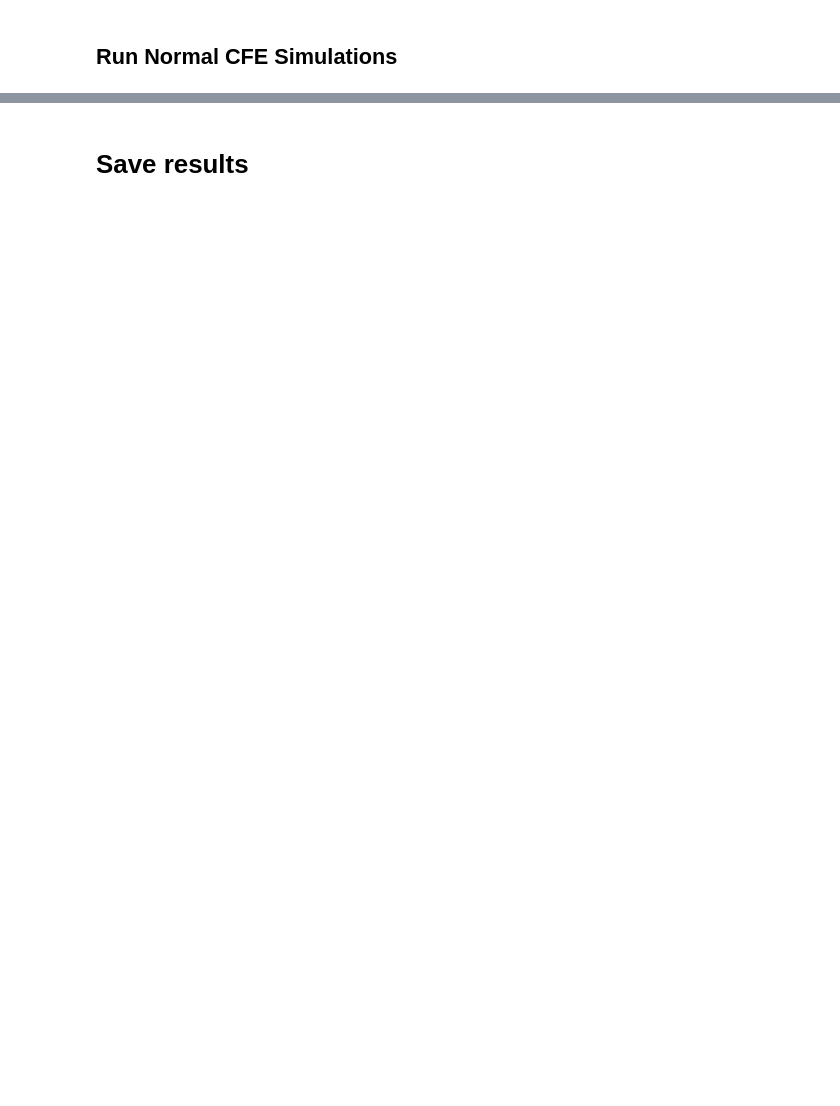
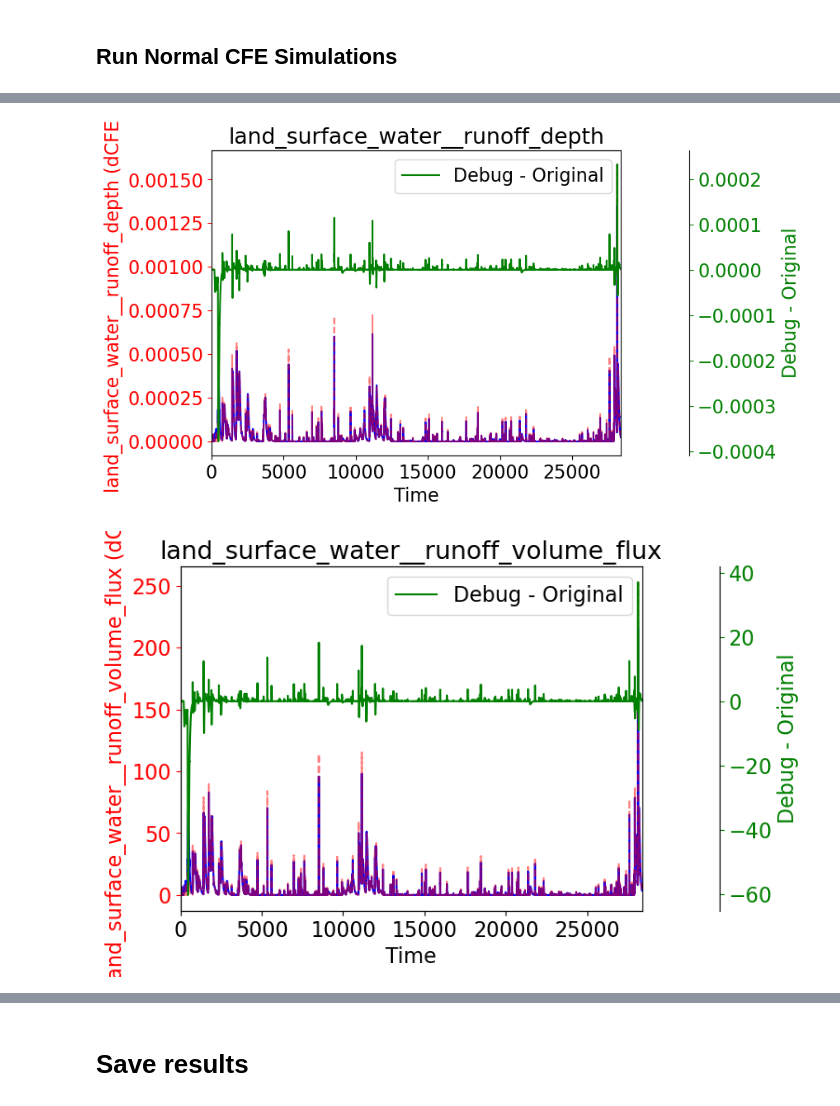
Before and after one commit to RY4GIT/cfe_py_camels, a Jupyter notebook: run_cfe_bmi.ipynb, the cells around one changed output, grey strips where cells are left out. Drawn from its saved outputs; the diff is of its cells as text; code cells hidden in the pictures; blank space fills up the shorter version.

```diff
--- a/run_cfe_bmi.ipynb
+++ b/run_cfe_bmi.ipynb
@@ -18,5 +20,7 @@ soil_scheme = "ode"
 output_dir = os.path.join(data_dir, "synthetic_case_from_original_code", partitioning_scheme)
 if not os.path.exists(output_dir):
     os.makedirs(output_dir)
+# %%
+synthetic_dCFE_dir = os.path.join(data_dir, "synthetic_case")
 # %%
 filename = f"{basin_id}_hourly_nldas.csv"
@@ -88,10 +92,0 @@ final gw.storage:   0.0001
-# %%
-# istart_plot = 490
-# iend_plot = 550
-# x = list(range(istart_plot, iend_plot))
-for output in outputs:
-    plt.plot(output_lists[output], label=output)
-    plt.title(output)
-    plt.legend()
-    plt.show()
-    plt.close()
@@ -105,0 +93,40 @@ for output in outputs:
+# %%
+# istart_plot = 490
+# iend_plot = 550
+# x = list(range(istart_plot, iend_plot))
+for output in outputs:
+    dCFE_df = pd.read_csv(os.path.join(synthetic_dCFE_dir, f"{output}.csv"))
+    dCFE_data = dCFE_df[basin_id].values
+
+    original_data = output_lists[output]
+
+    # Create the main figure and axis
+    fig, ax1 = plt.subplots()
+
+    # Plot the original data on the main axis
+    ax1.plot(original_data, 'b-', label=f"{output} (Original)", alpha=0.5)
+    ax1.set_xlabel('Time')
+    ax1.set_ylabel(f"Original", color='b')
+    ax1.tick_params('y', colors='b')
+
+    # Create a second y-axis for the dCFE data
+    ax2 = ax1
+    ax2.plot(dCFE_data, 'r--', label=f"{output} (dCFE)", alpha=0.5)
+    ax2.set_ylabel(f"dCFE", color='r')
+    ax2.tick_params('y', colors='r')
+
+    # Create a third y-axis for the Debug - Original data
+    ax3 = ax1.twinx()
+    ax3.spines['right'].set_position(('outward', 60))  # Offset the right y-axis
+    ax3.plot(dCFE_data - original_data, 'g-', label=f"Debug - Original", alpha=0.5)
+    ax3.set_ylabel("Debug - Original", color='g')
+    ax3.tick_params('y', colors='g')
+
+    plt.title(output)
+    plt.legend()
+    plt.xlim([0, len(dCFE_data)])
+    plt.show()
+    plt.close()
+# %% [output]
+[figure, added]
+[figure, added]
```
Also changed, not shown: parts of 8 cells of this notebook.
